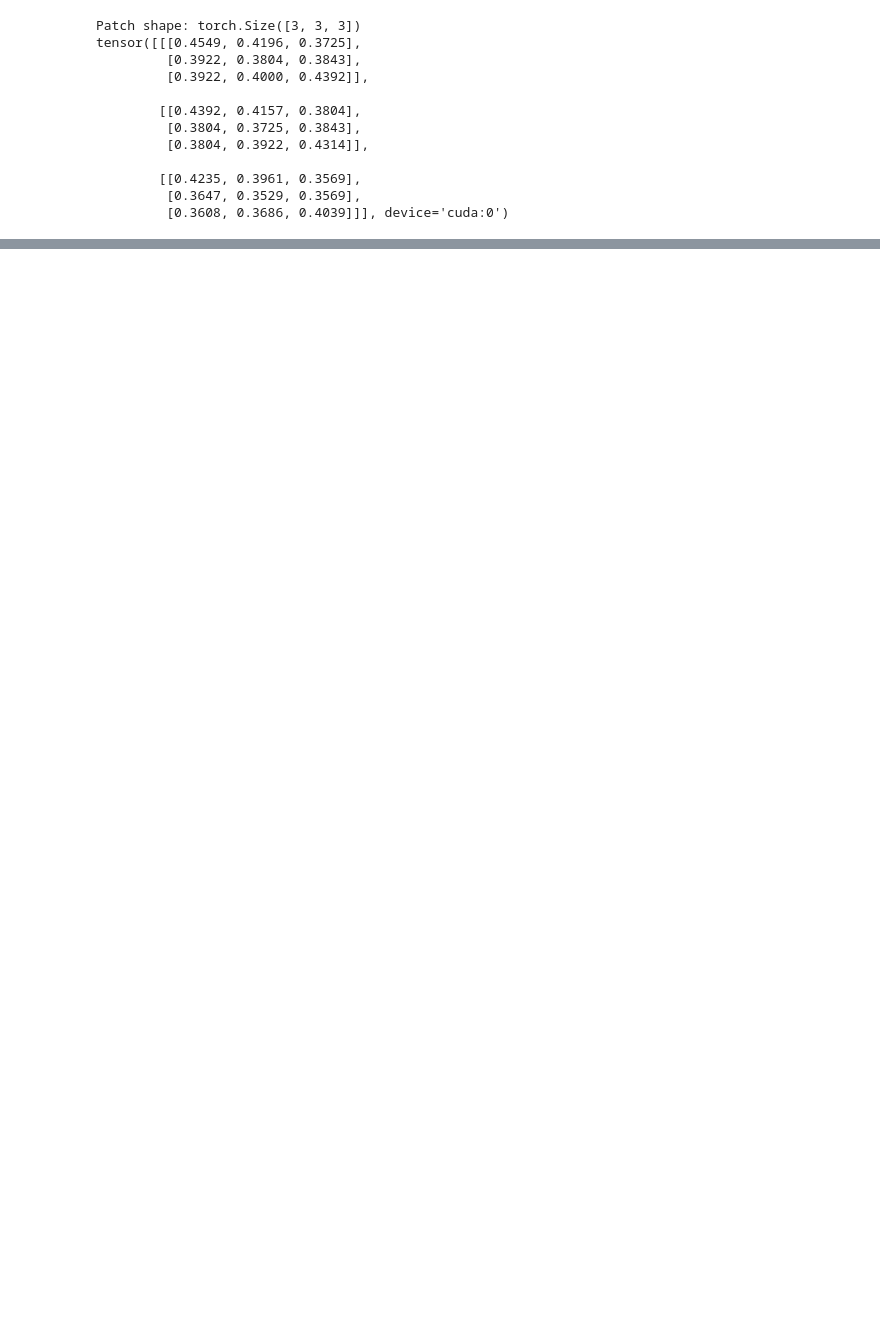
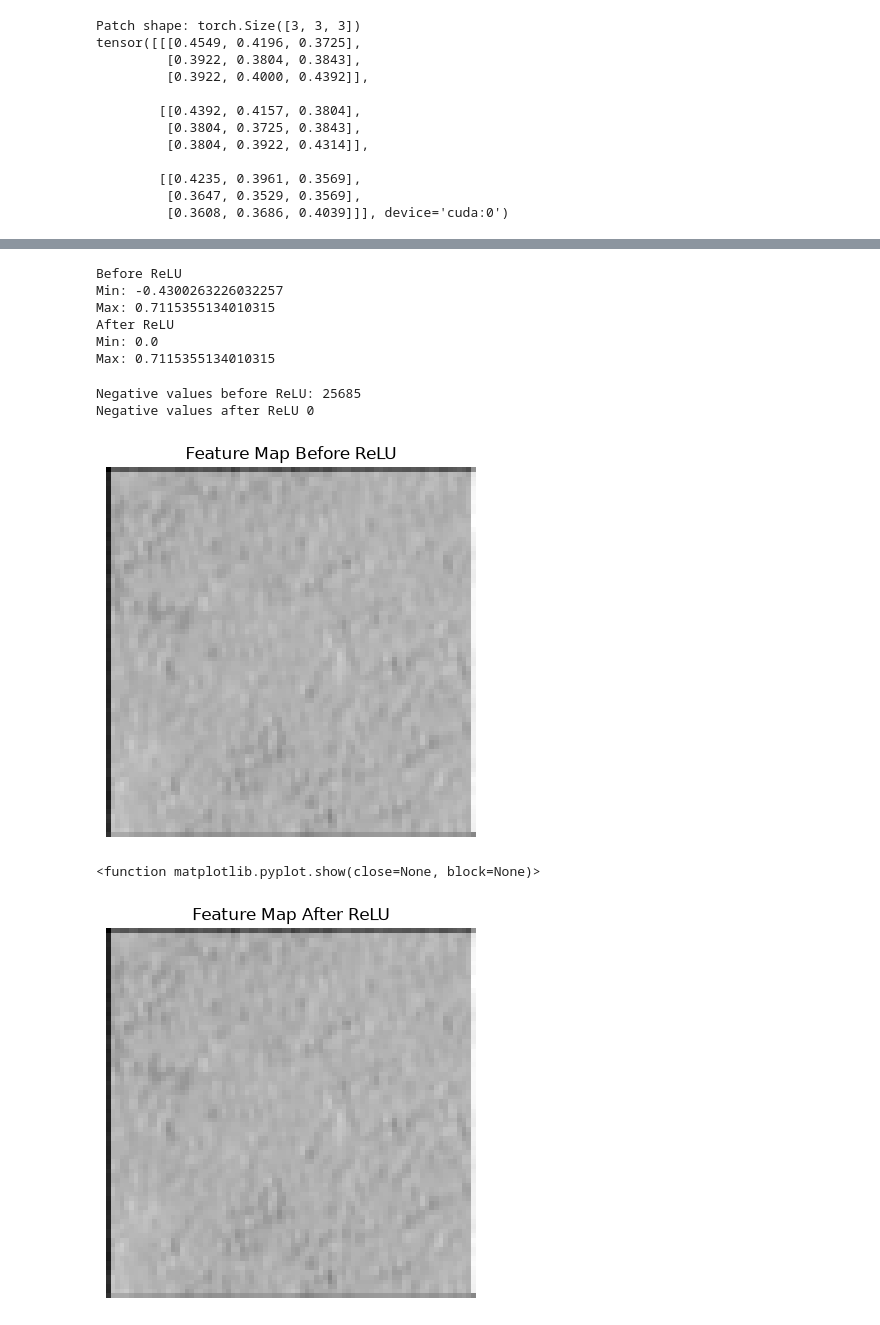
Before and after one commit to KToney01/ship_detection, a Jupyter notebook: notebooks/00_image_representation.ipynb, the cells around one changed output, grey strips where cells are left out. Saved outputs shown, nothing was run; the diff lists cells and outputs as text; code cells hidden in the pictures; blank space fills up the shorter version.

```diff
--- a/notebooks/00_image_representation.ipynb
+++ b/notebooks/00_image_representation.ipynb
@@ -254 +254,45 @@ Manual result: tensor(-0.3537, device='cuda:0', grad_fn=<AddBackward0>)
 True
+# %%
+relu = nn.ReLU()
+activated_maps = relu(feature_maps)
+
+print("Before ReLU")
+print(f"Min: {feature_maps.min().item()}")
+print(f"Max: {feature_maps.max().item()}")
+
+print(f"After ReLU")
+print(f"Min: {activated_maps.min().item()}")
+print(f"Max: {activated_maps.max().item()}")
+# %% [output]
+Before ReLU
+Min: -0.4300263226032257
+Max: 0.7115355134010315
+After ReLU
+Min: 0.0
+Max: 0.7115355134010315
+# %%
+negative_before = (feature_maps < 0).sum()
+negative_after = (activated_maps < 0).sum()
+
+print(f"Negative values before ReLU: {negative_before.item()}")
+print(f"Negative values after ReLU {negative_after.item()}")
+# %% [output]
+Negative values before ReLU: 25685
+Negative values after ReLU 0
+# %%
+before_relu = feature_maps[0,0].detach().cpu().numpy()
+after_relu = activated_maps[0,0].detach().cpu().numpy()
+
+plt.imshow(before_relu, cmap="grey")
+plt.title("Feature Map Before ReLU")
+plt.axis("off")
+plt.show()
+
+plt.imshow(after_relu, cmap="grey")
+plt.title("Feature Map After ReLU")
+plt.axis("off")
+plt.show
+# %% [output]
+[figure, added]
+<function matplotlib.pyplot.show(close=None, block=None)>
+[figure, added]
```
Also changed, not shown: parts of 6 cells of this notebook.
